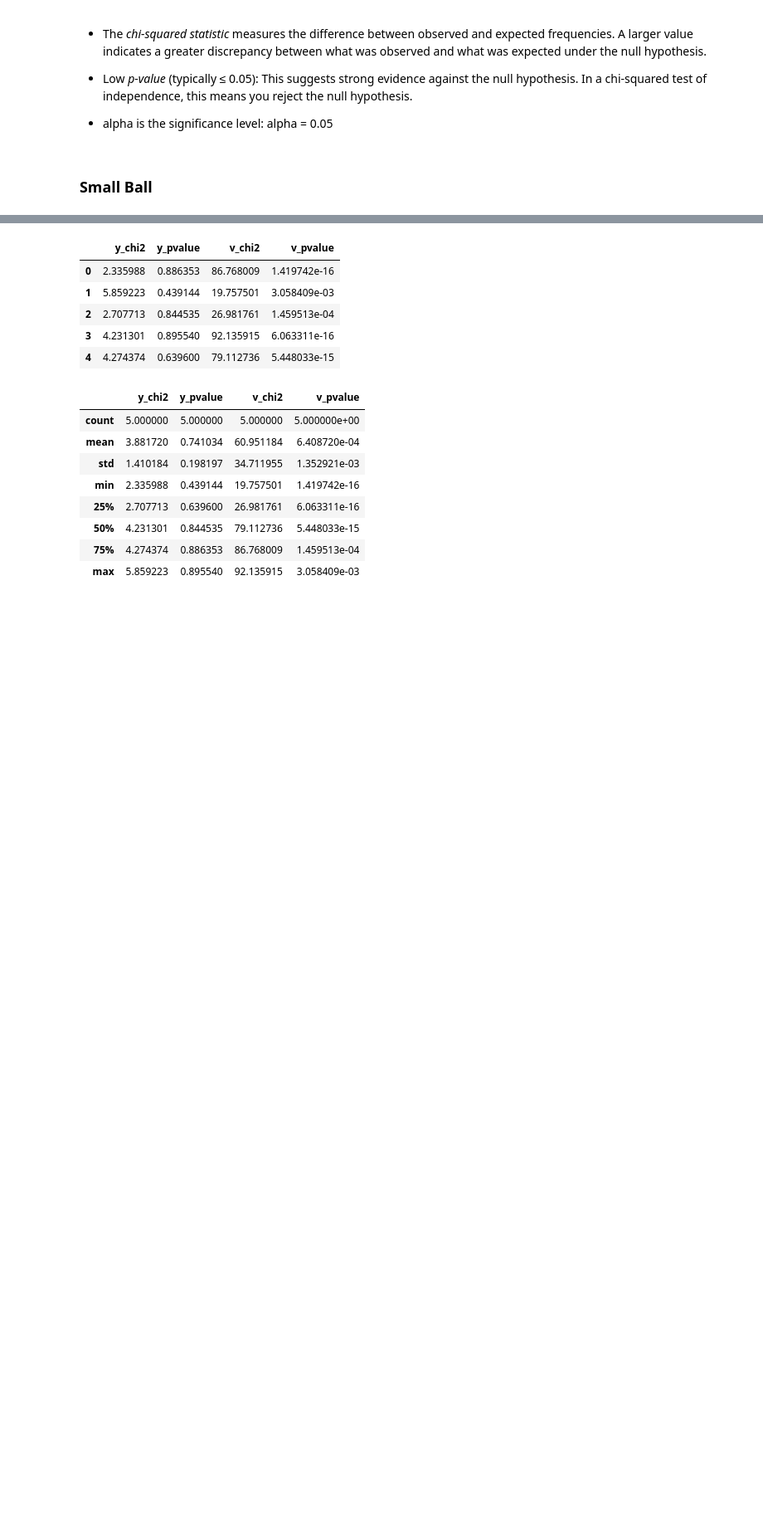
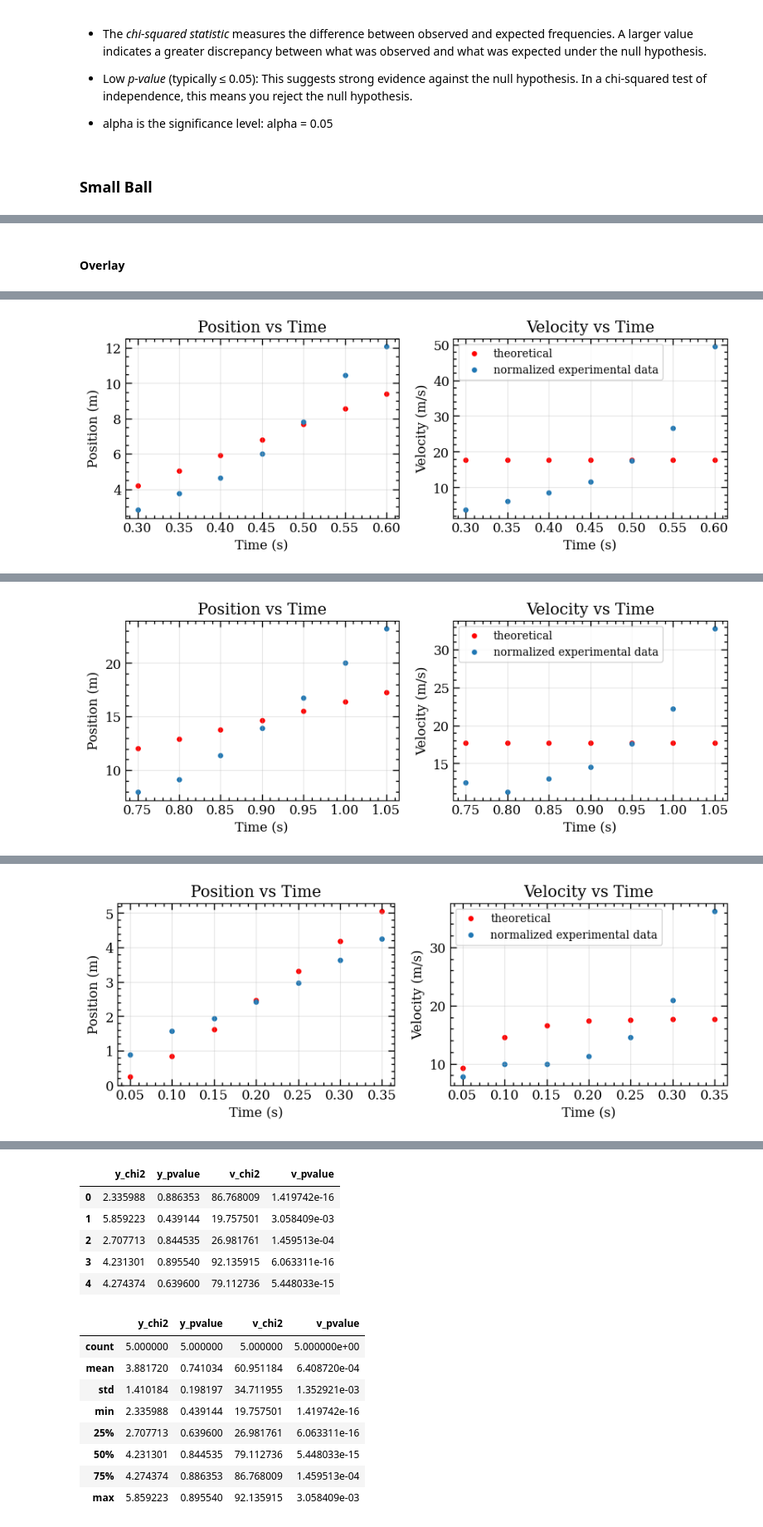
Before and after one commit to lourdesbalane/falling-objects, a Jupyter notebook: Falling_Objects.ipynb, the cells around one changed output, grey strips where cells are left out. Shown at 83% size. Saved outputs shown, nothing was run; the diff lists cells and outputs as text; code cells hidden in the pictures; blank space fills up the shorter version.

```diff
--- a/Falling_Objects.ipynb
+++ b/Falling_Objects.ipynb
@@ -275,17 +207,0 @@ for idx, R, m in zip(idx_balls, radii, masses):
-# %%
-for i in range(len(v_list)):
-  fig, ax = plt.subplots(1,2, figsize=(10,2))
-
-  ax[0].scatter(t, x_list_zoomed[i], s=5)
-  ax[0].set_xlabel("Time (s)")
-  ax[0].set_ylabel("Position (m)")
-  ax[0].set_title("Position vs Time (Zoomed)")
-  ax[0].grid(True, alpha=0.3)
-
-  ax[1].scatter(t, v_list_zoomed[i], s=5)
-  ax[1].set_xlabel("Time (s)")
-  ax[1].set_ylabel("Velocity (m/s)")
-  ax[1].set_title("Velocity vs Time (Zoomed)")
-  ax[1].grid(True, alpha=0.3)
-
-  fig.suptitle(labels[i], y=1.075)
@@ -407,0 +331,25 @@ chi2 for velocity: 79.11273598002424 || p-value: 0.00000000
+# %% [markdown]
+#### Overlay
+# %%
+# Overlay normalized experimental data with theoretical
+for i, data in enumerate(sb_data):
+  t = data["Time"]
+  fig, ax = plt.subplots(1,2,figsize=(10,3))
+  ax[0].scatter(t, y_theo_list_sb[i], s=15, color="red", label="theoretical")
+  ax[0].scatter(t, y_exp_normalized_list_sb[i], s=15, label="normalized experimental data")
+  ax[0].set_xlabel("Time (s)")
+  ax[0].set_ylabel("Position (m)")
+  ax[0].set_title("Position vs Time")
+  ax[0].grid(True, alpha=0.3)
+  ax[1].legend(fontsize=10)
+
+  ax[1].scatter(t, v_theo_list_sb[i], s=15, color="red", label="theoretical")
+  ax[1].scatter(t, v_exp_normalized_list_sb[i], s=15, label="normalized experimental data")
+  ax[1].set_xlabel("Time (s)")
+  ax[1].set_ylabel("Velocity (m/s)")
+  ax[1].set_title("Velocity vs Time")
+  ax[1].grid(True, alpha=0.3)
+  ax[1].legend(fontsize=10)
+
+  plt.show()
+# %% [output]
@@ -407,0 +357 @@ chi2 for velocity: 79.11273598002424 || p-value: 0.00000000
+[figure, added]
@@ -407,0 +359 @@ chi2 for velocity: 79.11273598002424 || p-value: 0.00000000
+[figure, added]
@@ -407,0 +361 @@ chi2 for velocity: 79.11273598002424 || p-value: 0.00000000
+[figure, added]
```
Also changed, not shown: parts of 24 cells of this notebook.
